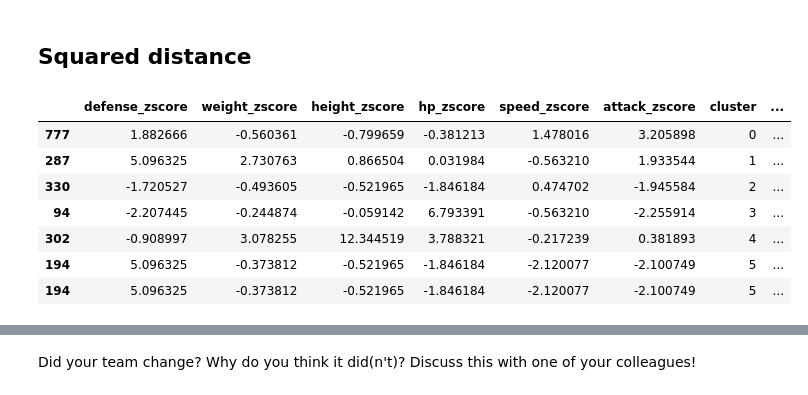
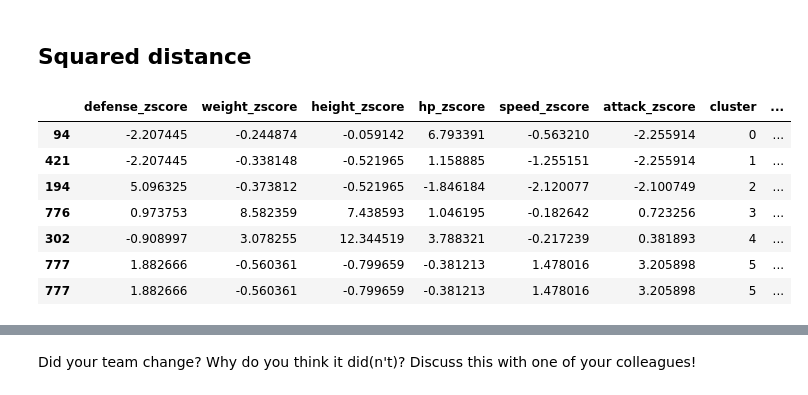
Before and after one commit to maryelo/Clustering-drills, a Jupyter notebook: 2.clustering_drills.ipynb, the cells around one changed output, grey strips where cells are left out. Drawn from its saved outputs; the diff is of its cells as text; code cells hidden in the pictures.

```diff
--- a/2.clustering_drills.ipynb
+++ b/2.clustering_drills.ipynb
@@ -307,38 +308,38 @@ import numpy as np
 
 def Squared_distance(pokemon):
 
 
     metric = np.array([pokemon['weight_zscore'], pokemon['height_zscore'], pokemon['hp_zscore'], pokemon['attack_zscore'], pokemon['defense_zscore'], pokemon['speed_zscore'] ])
 
     cluster_number = round(pokemon['cluster'])
     distance = 0
     for cluster_index in range(0, len(cluster_centers)):
         if cluster_index == cluster_number:
             continue
         center = cluster_centers[cluster_index]
-        distance += np.sqrt(sum(np.square(metric - center)**2))
+        distance += np.sqrt(sum(np.square(metric - center)))
     return distance
 
 # evaluate all pokemon
 pokemon_dissimilarity = pokemon_standardized.apply(Squared_distance, axis=1)
 pokemon_dissimilarity = pokemon_dissimilarity.rename('dissimilarity')
 
 # join to other metrics
 pokemon_processed = pokemon_standardized.join(pokemon_dissimilarity.to_frame()).join(pokemon['name'].to_frame())
 
 # pick most dissimilar pokemon per cluster
 chosen_pokemon_3 = pd.DataFrame()
 for cluster_index in range(0, len(cluster_centers)):
     pokemon_cluster = pokemon_processed[pokemon_processed['cluster'] == cluster_index]
     chosen_pokemon_3 = chosen_pokemon.append(pokemon_cluster[pokemon_cluster['dissimilarity']==pokemon_cluster['dissimilarity'].max()])
 
 chosen_pokemon_3
 # %% [output]
 |  | defense_zscore | weight_zscore | height_zscore | hp_zscore | speed_zscore | attack_zscore | cluster | ... |
-| 777 | 1.882666 | -0.560361 | -0.799659 | -0.381213 | 1.478016 | 3.205898 | 0 | ... |
-| 287 | 5.096325 | 2.730763 | 0.866504 | 0.031984 | -0.563210 | 1.933544 | 1 | ... |
-| 330 | -1.720527 | -0.493605 | -0.521965 | -1.846184 | 0.474702 | -1.945584 | 2 | ... |
-| 94 | -2.207445 | -0.244874 | -0.059142 | 6.793391 | -0.563210 | -2.255914 | 3 | ... |
+| 94 | -2.207445 | -0.244874 | -0.059142 | 6.793391 | -0.563210 | -2.255914 | 0 | ... |
+| 421 | -2.207445 | -0.338148 | -0.521965 | 1.158885 | -1.255151 | -2.255914 | 1 | ... |
+| 194 | 5.096325 | -0.373812 | -0.521965 | -1.846184 | -2.120077 | -2.100749 | 2 | ... |
+| 776 | 0.973753 | 8.582359 | 7.438593 | 1.046195 | -0.182642 | 0.723256 | 3 | ... |
 | 302 | -0.908997 | 3.078255 | 12.344519 | 3.788321 | -0.217239 | 0.381893 | 4 | ... |
-| 194 | 5.096325 | -0.373812 | -0.521965 | -1.846184 | -2.120077 | -2.100749 | 5 | ... |
-| 194 | 5.096325 | -0.373812 | -0.521965 | -1.846184 | -2.120077 | -2.100749 | 5 | ... |
+| 777 | 1.882666 | -0.560361 | -0.799659 | -0.381213 | 1.478016 | 3.205898 | 5 | ... |
+| 777 | 1.882666 | -0.560361 | -0.799659 | -0.381213 | 1.478016 | 3.205898 | 5 | ... |
```
Also changed, not shown: parts of 16 cells of this notebook.
